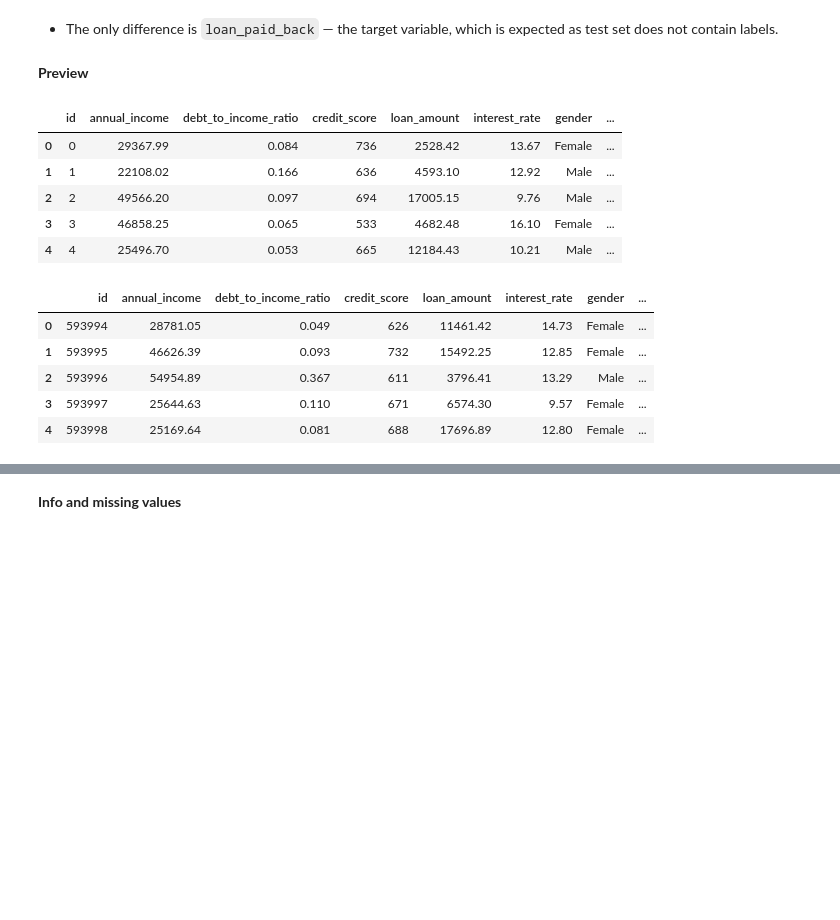
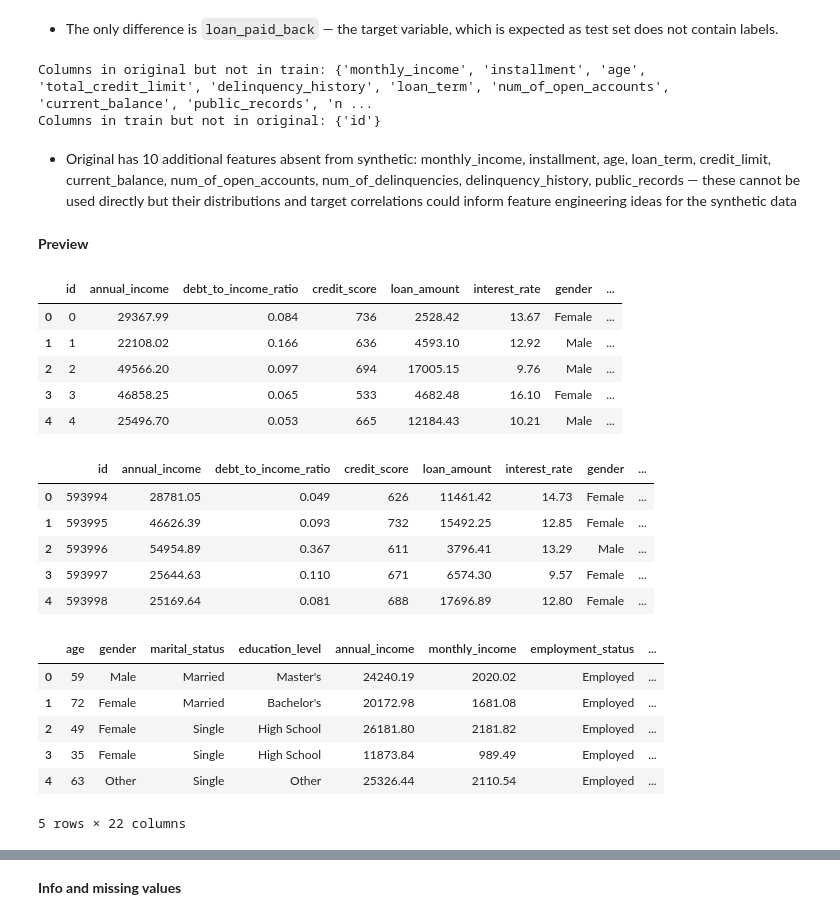
Before and after one commit to adulamaciej/loan-repayment-prediction, a Jupyter notebook: notebooks/01_eda.ipynb, the cells around one changed output, grey strips where cells are left out. Saved outputs shown, nothing was run; the diff lists cells and outputs as text; code cells hidden in the pictures; blank space fills up the shorter version.

```diff
--- a/notebooks/01_eda.ipynb
+++ b/notebooks/01_eda.ipynb
@@ -45,25 +49,42 @@ print(set(train.columns) - set(test.columns))
 {'loan_paid_back'}
 # %% [markdown]
 - The only difference is `loan_paid_back` — the target variable, which is expected as test set does not contain labels.
+# %%
+print("Columns in original but not in train:", set(orig.columns) - set(train.columns))
+print("Columns in train but not in original:", set(train.columns) - set(orig.columns))
+# %% [output]
+Columns in original but not in train: {'monthly_income', 'installment', 'age', 'total_credit_limit', 'delinquency_history', 'loan_term', 'num_of_open_accounts', 'current_balance', 'public_records', 'n ...
+Columns in train but not in original: {'id'}
+# %% [markdown]
+- Original has 10 additional features absent from synthetic: monthly_income, installment, age, loan_term, credit_limit, current_balance, num_of_open_accounts, num_of_delinquencies, delinquency_history, public_records — these cannot be used directly but their distributions and target correlations could inform feature engineering ideas for the synthetic data
 # %% [markdown]
 **Preview**
 # %%
 display(train.head())
 
 display(test.head())
+
+display(orig.head())
 # %% [output]
 |  | id | annual_income | debt_to_income_ratio | credit_score | loan_amount | interest_rate | gender | ... |
 | 0 | 0 | 29367.99 | 0.084 | 736 | 2528.42 | 13.67 | Female | ... |
 | 1 | 1 | 22108.02 | 0.166 | 636 | 4593.10 | 12.92 | Male | ... |
 | 2 | 2 | 49566.20 | 0.097 | 694 | 17005.15 | 9.76 | Male | ... |
 | 3 | 3 | 46858.25 | 0.065 | 533 | 4682.48 | 16.10 | Female | ... |
 | 4 | 4 | 25496.70 | 0.053 | 665 | 12184.43 | 10.21 | Male | ... |
 |  | id | annual_income | debt_to_income_ratio | credit_score | loan_amount | interest_rate | gender | ... |
 | 0 | 593994 | 28781.05 | 0.049 | 626 | 11461.42 | 14.73 | Female | ... |
 | 1 | 593995 | 46626.39 | 0.093 | 732 | 15492.25 | 12.85 | Female | ... |
 | 2 | 593996 | 54954.89 | 0.367 | 611 | 3796.41 | 13.29 | Male | ... |
 | 3 | 593997 | 25644.63 | 0.110 | 671 | 6574.30 | 9.57 | Female | ... |
 | 4 | 593998 | 25169.64 | 0.081 | 688 | 17696.89 | 12.80 | Female | ... |
+|  | age | gender | marital_status | education_level | annual_income | monthly_income | employment_status | ... |
+| 0 | 59 | Male | Married | Master's | 24240.19 | 2020.02 | Employed | ... |
+| 1 | 72 | Female | Married | Bachelor's | 20172.98 | 1681.08 | Employed | ... |
+| 2 | 49 | Female | Single | High School | 26181.80 | 2181.82 | Employed | ... |
+| 3 | 35 | Female | Single | High School | 11873.84 | 989.49 | Employed | ... |
+| 4 | 63 | Other | Single | Other | 25326.44 | 2110.54 | Employed | ... |
+5 rows × 22 columns
 # %% [markdown]
 **Observations for train dataset:**
 - Mix of numerical features: `annual_income`, `debt_to_income_ratio`, `credit_score`, `loan_amount`, `interest_rate`
```
Also changed, not shown: parts of 25 cells of this notebook.
